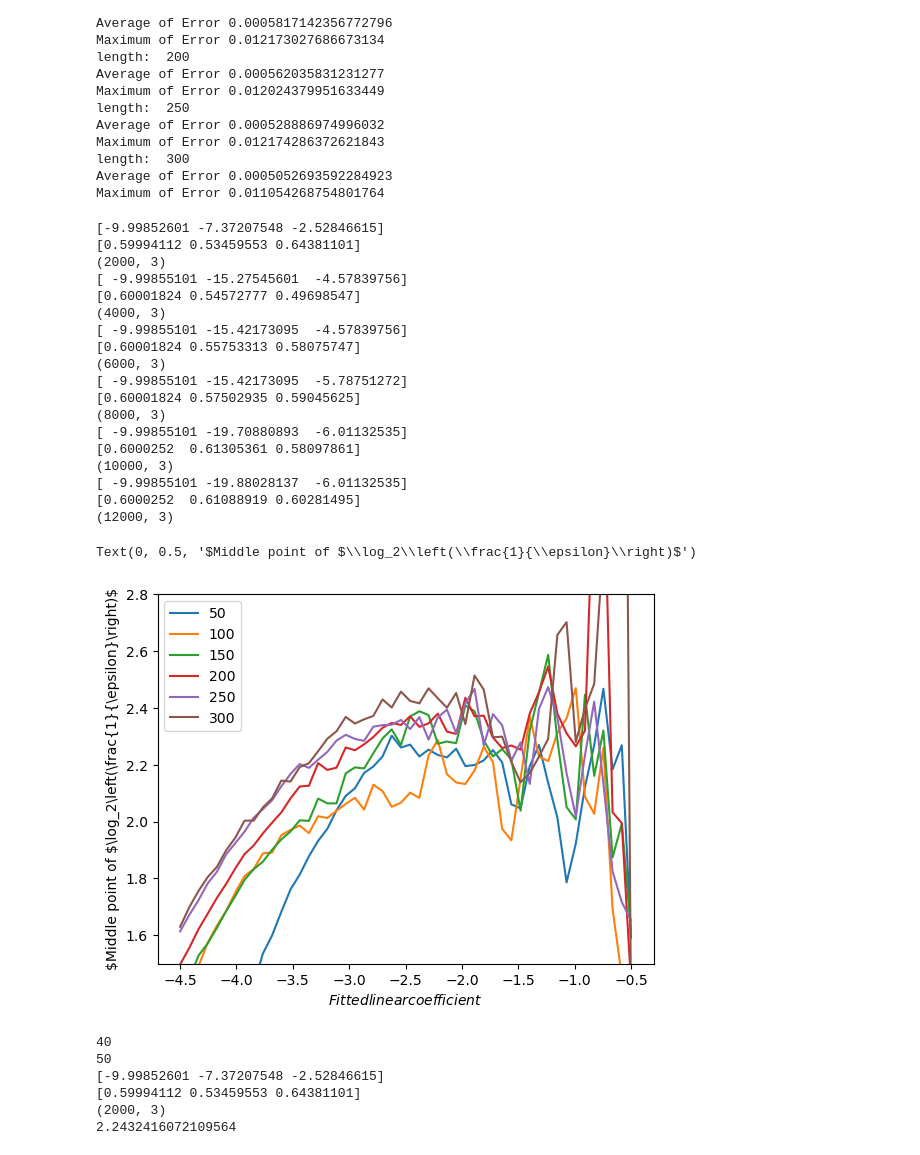
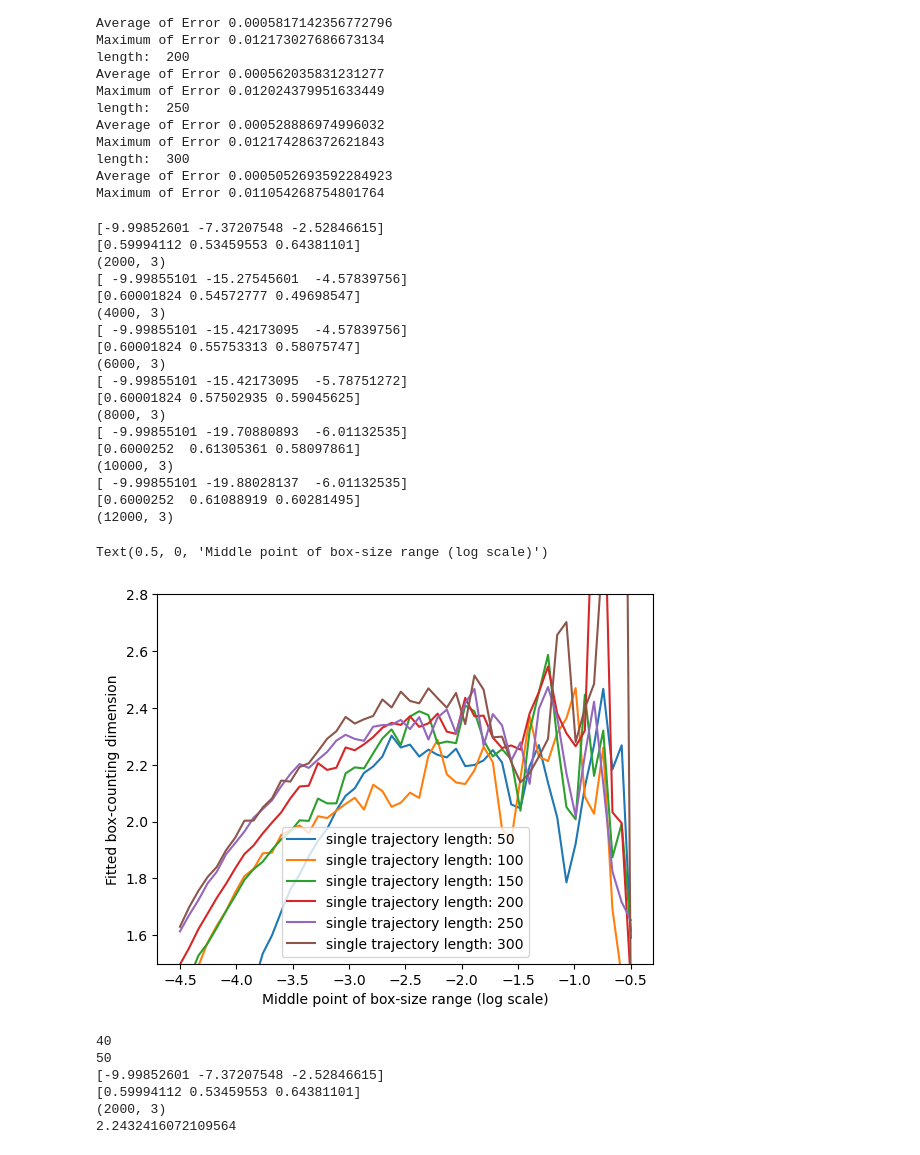
Before and after one commit to HuangYujun-JunkyTalent/DataDrivenSafetyFilter, a Jupyter notebook: double_integrator_test.ipynb, the cells around one changed output. Drawn from its saved outputs; the diff is of its cells as text; code cells hidden in the pictures.

```diff
--- a/double_integrator_test.ipynb
+++ b/double_integrator_test.ipynb
@@ -488,38 +488,38 @@ for io_data_list in io_data_list_list:
     print(region_min)
     print(region_max)
     print(locs.shape)
     d_list = []
     for size_range in size_ranges:
         # print(size_range)
         d, log_N, log_inverse_size = fractal_dimension(locs=locs, region_min=region_min, region_max=region_max, max_box_size=size_range[0], min_box_size=size_range[1], n_samples=n_sample, n_offsets=n_offset, plot=False)
         d_list.append(d)
-    ax.plot(middle_points, d_list, label=str(io_data_list[0].length))
+    ax.plot(middle_points, d_list, label="single trajectory length: "+str(io_data_list[0].length))
     d_list_list.append(d_list)
 ax.set_ylim(1.5, 2.8)
 ax.legend()
-ax.set_ylabel(r"Fitted linear coefficient")
-ax.set_xlabel(r"Middle point of $\log_2\left(\frac{1}{\epsilon}\right)")
+ax.set_ylabel(r"Fitted box-counting dimension")
+ax.set_xlabel(r"Middle point of box-size range (log scale)")
 # %% [output]
 [-9.99852601 -7.37207548 -2.52846615]
 [0.59994112 0.53459553 0.64381101]
 (2000, 3)
 [ -9.99855101 -15.27545601  -4.57839756]
 [0.60001824 0.54572777 0.49698547]
 (4000, 3)
 [ -9.99855101 -15.42173095  -4.57839756]
 [0.60001824 0.55753313 0.58075747]
 (6000, 3)
 [ -9.99855101 -15.42173095  -5.78751272]
 [0.60001824 0.57502935 0.59045625]
 (8000, 3)
 [ -9.99855101 -19.70880893  -6.01132535]
 [0.6000252  0.61305361 0.58097861]
 (10000, 3)
 [ -9.99855101 -19.88028137  -6.01132535]
 [0.6000252  0.61088919 0.60281495]
 (12000, 3)
-Text(0, 0.5, '$Middle point of $\\log_2\\left(\\frac{1}{\\epsilon}\\right)$')
+Text(0.5, 0, 'Middle point of box-size range (log scale)')
-[figure, old version]
+[figure, new version]
 # %%
 io_data_list = io_data_list_list[0]
 print(len(io_data_list))
```
Also changed, not shown: parts of 11 cells of this notebook, 1 other file.
